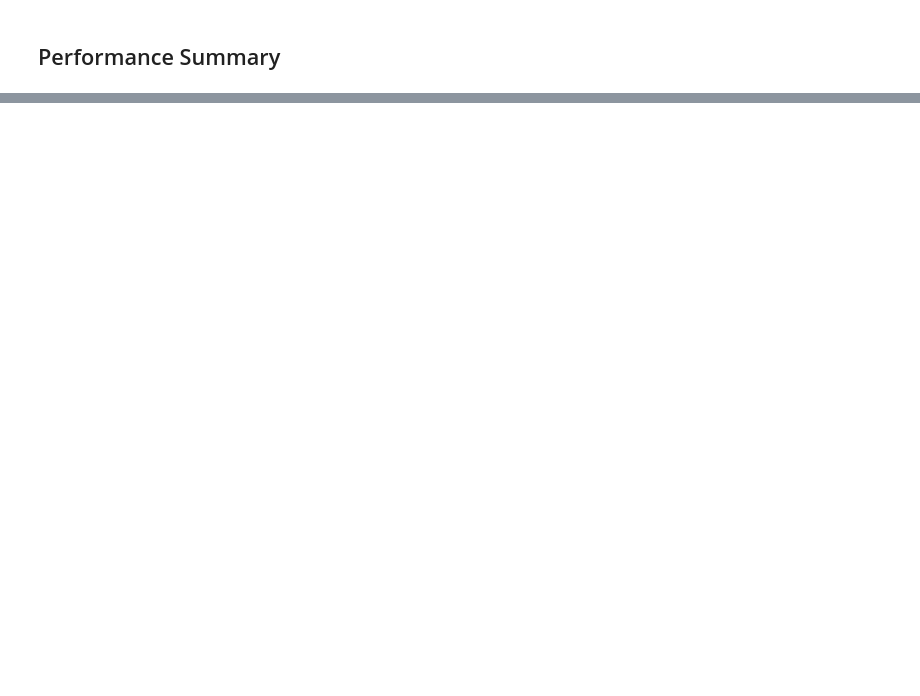
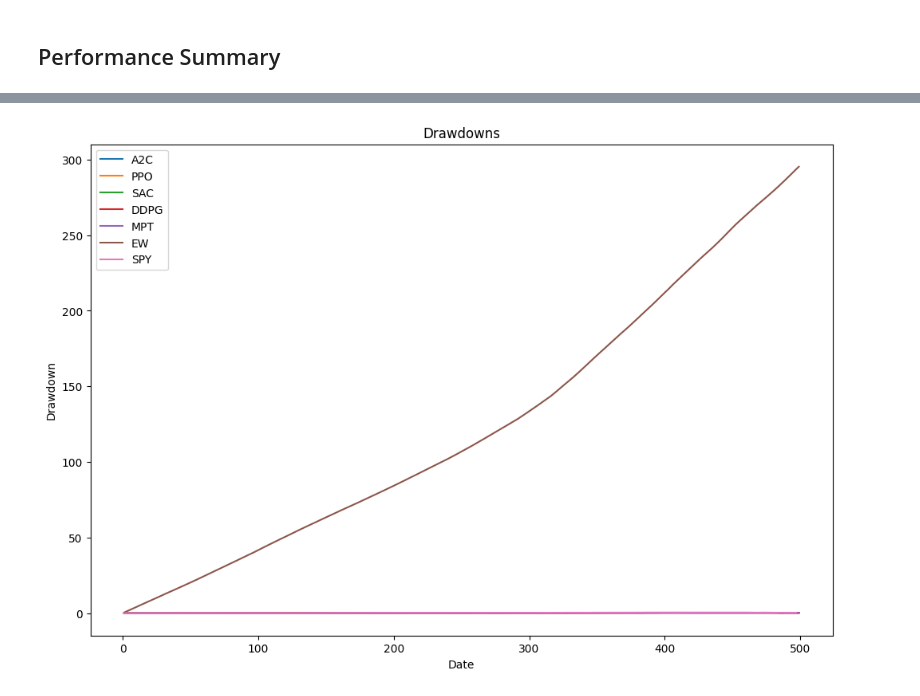
Before and after one commit to denpalrius/portfolio-optimisation, a Jupyter notebook: portfolio_opimisation_opt.ipynb, the cells around one changed output, grey strips where cells are left out. Cells and saved outputs as stored; diff of their text form; code cells hidden in the pictures; blank space fills up the shorter version.

```diff
--- a/portfolio_opimisation_opt.ipynb
+++ b/portfolio_opimisation_opt.ipynb
@@ -317,0 +606,15 @@ plot_performance(results)
+# %%
+def plot_drawdowns(results):
+    plt.figure(figsize=(12, 8))
+    for name, result in results.items():
+        drawdown = result["df"]["account_value"].pct_change().cumsum()
+        plt.plot(drawdown.index, drawdown.values, label=name)
+    plt.xlabel("Date")
+    plt.ylabel("Drawdown")
+    plt.title("Drawdowns")
+    plt.legend()
+    plt.show()
+
+plot_drawdowns(results)
+# %% [output]
+[figure, added]
```
Also changed, not shown: parts of 56 cells of this notebook, 19 other files.
